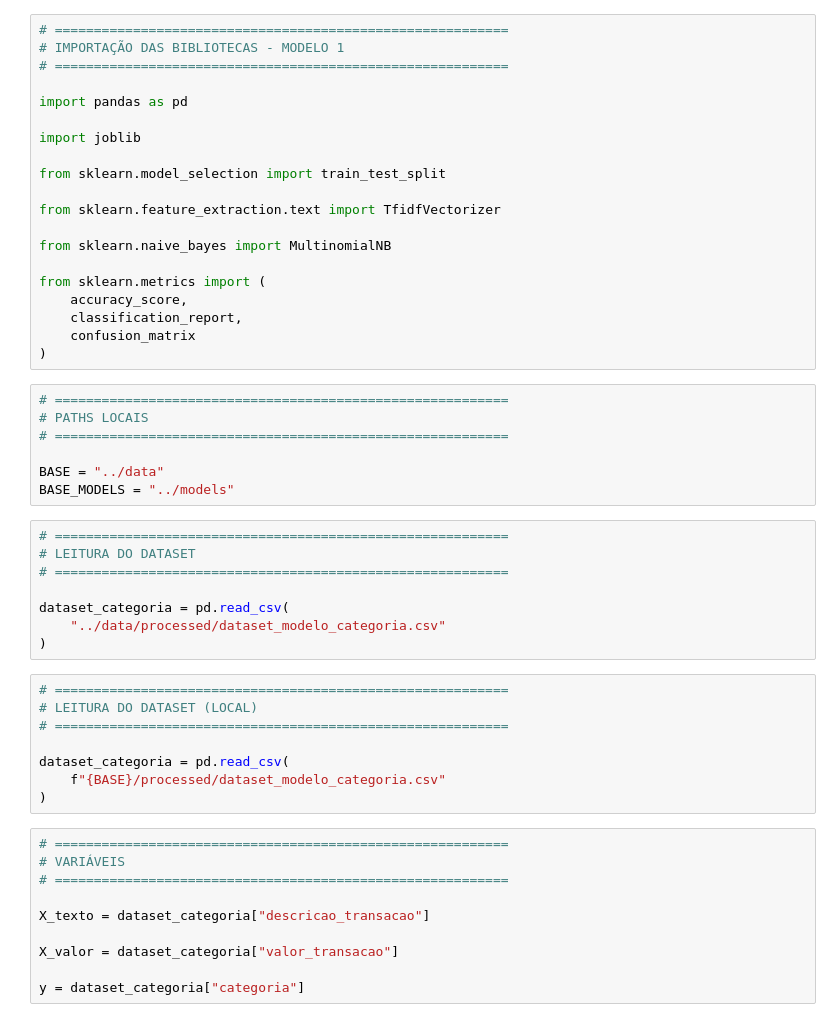
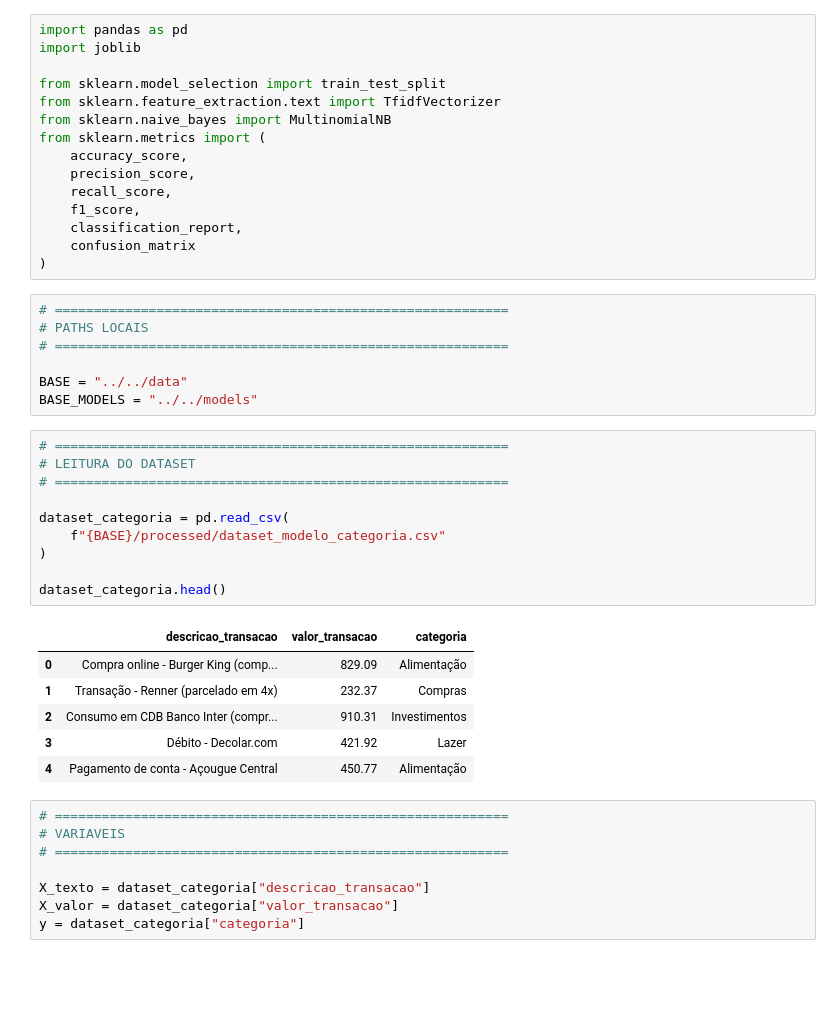
Before and after one commit to No-Country-simulation/G9-BR-Team-26, a Jupyter notebook: data-science/notebooks/training/TreinamentoCategoria.ipynb, the cells around one changed output. Cells and saved outputs as stored; diff of their text form; blank space fills up the shorter version.

```diff
--- a/data-science/notebooks/training/TreinamentoCategoria.ipynb
+++ b/data-science/notebooks/training/TreinamentoCategoria.ipynb
@@ -17,20 +5,15 @@ Modelo 2
 # %%
-# ==========================================================
-# IMPORTAÇÃO DAS BIBLIOTECAS - MODELO 1
-# ==========================================================
-
 import pandas as pd
-
 import joblib
 
 from sklearn.model_selection import train_test_split
-
 from sklearn.feature_extraction.text import TfidfVectorizer
-
 from sklearn.naive_bayes import MultinomialNB
-
 from sklearn.metrics import (
     accuracy_score,
+    precision_score,
+    recall_score,
+    f1_score,
     classification_report,
     confusion_matrix
 )
@@ -39,33 +22,32 @@ from sklearn.metrics import (
 # PATHS LOCAIS
 # ==========================================================
 
-BASE = "../data"
-BASE_MODELS = "../models"
+BASE = "../../data"
+BASE_MODELS = "../../models"
 # %%
 # ==========================================================
 # LEITURA DO DATASET
 # ==========================================================
 
 dataset_categoria = pd.read_csv(
-    "../data/processed/dataset_modelo_categoria.csv"
+    f"{BASE}/processed/dataset_modelo_categoria.csv"
 )
+
+dataset_categoria.head()
+# %% [output]
+|  | descricao_transacao | valor_transacao | categoria |
+| 0 | Compra online - Burger King (comp... | 829.09 | Alimentação |
+| 1 | Transação - Renner (parcelado em 4x) | 232.37 | Compras |
+| 2 | Consumo em CDB Banco Inter (compr... | 910.31 | Investimentos |
+| 3 | Débito - Decolar.com | 421.92 | Lazer |
+| 4 | Pagamento de conta - Açougue Central | 450.77 | Alimentação |
-# %%
-# ==========================================================
-# LEITURA DO DATASET (LOCAL)
-# ==========================================================
-
-dataset_categoria = pd.read_csv(
-    f"{BASE}/processed/dataset_modelo_categoria.csv"
-)
 # %%
 # ==========================================================
-# VARIÁVEIS
+# VARIAVEIS
 # ==========================================================
 
 X_texto = dataset_categoria["descricao_transacao"]
-
 X_valor = dataset_categoria["valor_transacao"]
-
 y = dataset_categoria["categoria"]
 # %%
 # ==========================================================
```
Also changed, not shown: parts of 15 cells of this notebook, 14 other files.
